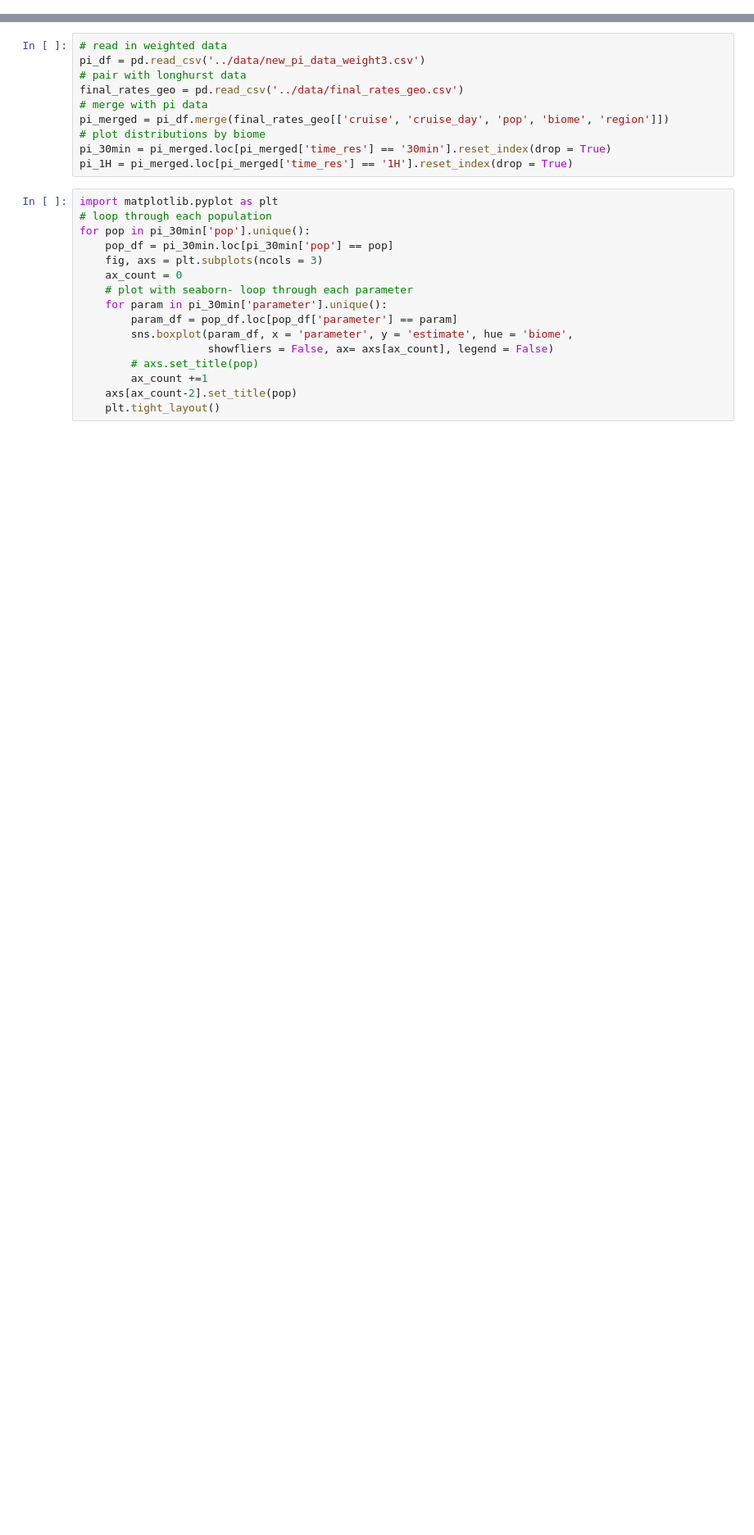
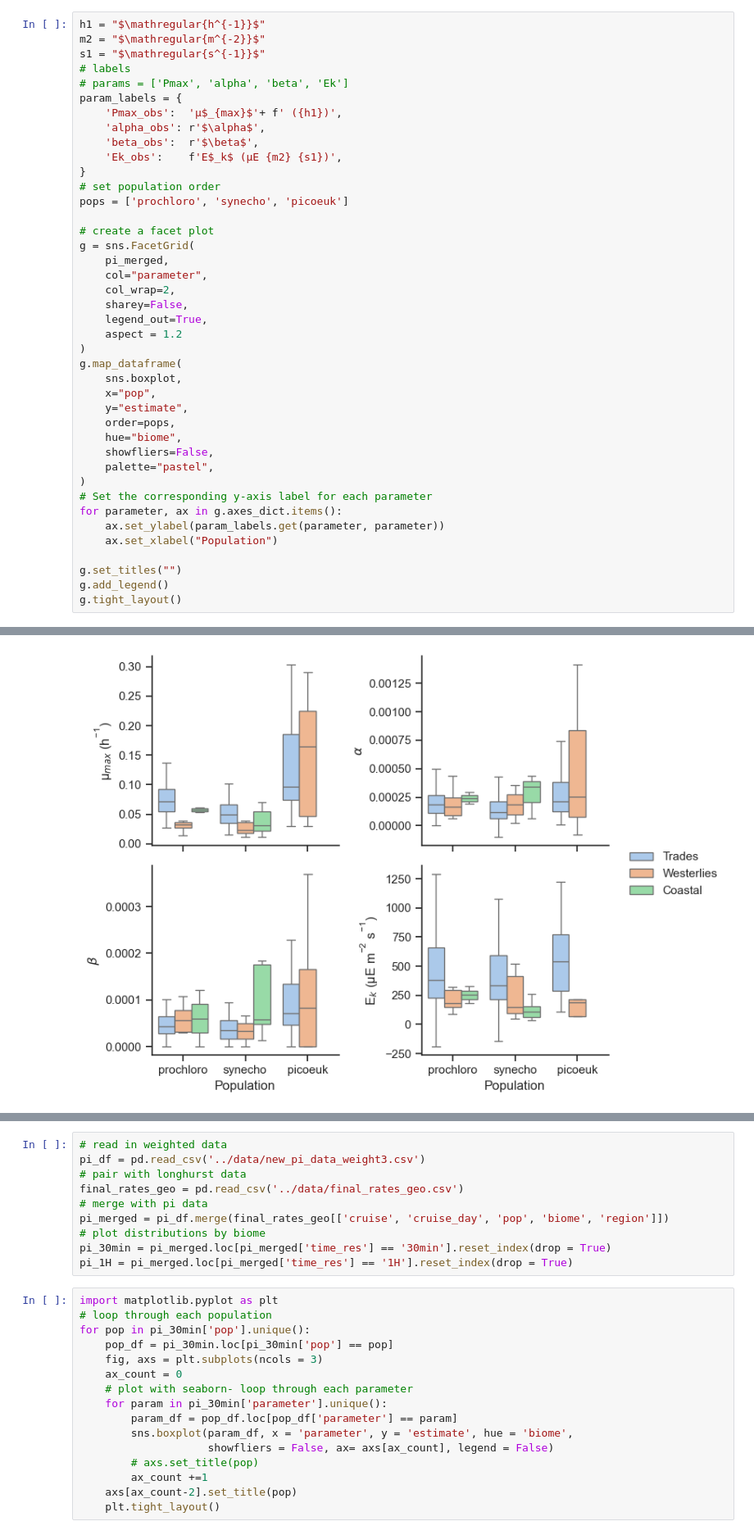
Before and after one commit to klqi/seaflow_PI, a Jupyter notebook: notebooks/longhurst_analysis.ipynb, the cells around one changed output, grey strips where cells are left out. Shown at 82% size. Saved outputs shown, nothing was run; the diff lists cells and outputs as text; blank space fills up the shorter version.

```diff
--- a/notebooks/longhurst_analysis.ipynb
+++ b/notebooks/longhurst_analysis.ipynb
@@ -4,0 +53,42 @@ import seaborn as sns
+# %%
+h1 = "$\mathregular{h^{-1}}$"
+m2 = "$\mathregular{m^{-2}}$"
+s1 = "$\mathregular{s^{-1}}$"
+# labels
+# params = ['Pmax', 'alpha', 'beta', 'Ek']
+param_labels = {
+    'Pmax_obs':  'µ$_{max}$'+ f' ({h1})',
+    'alpha_obs': r'$\alpha$',
+    'beta_obs':  r'$\beta$',
+    'Ek_obs':    f'E$_k$ (µE {m2} {s1})',
+}
+# set population order
+pops = ['prochloro', 'synecho', 'picoeuk']
+
+# create a facet plot
+g = sns.FacetGrid(
+    pi_merged,
+    col="parameter",
+    col_wrap=2,
+    sharey=False,
+    legend_out=True,
+    aspect = 1.2
+)
+g.map_dataframe(
+    sns.boxplot,
+    x="pop",
+    y="estimate",
+    order=pops,
+    hue="biome",
+    showfliers=False,
+    palette="pastel",
+)
+# Set the corresponding y-axis label for each parameter
+for parameter, ax in g.axes_dict.items():
+    ax.set_ylabel(param_labels.get(parameter, parameter))
+    ax.set_xlabel("Population")
+
+g.set_titles("")
+g.add_legend()
+g.tight_layout()
+# %% [output]
@@ -4,0 +96 @@ import seaborn as sns
+[figure, added]
```
Also changed, not shown: parts of 24 cells of this notebook, 11 other files.
